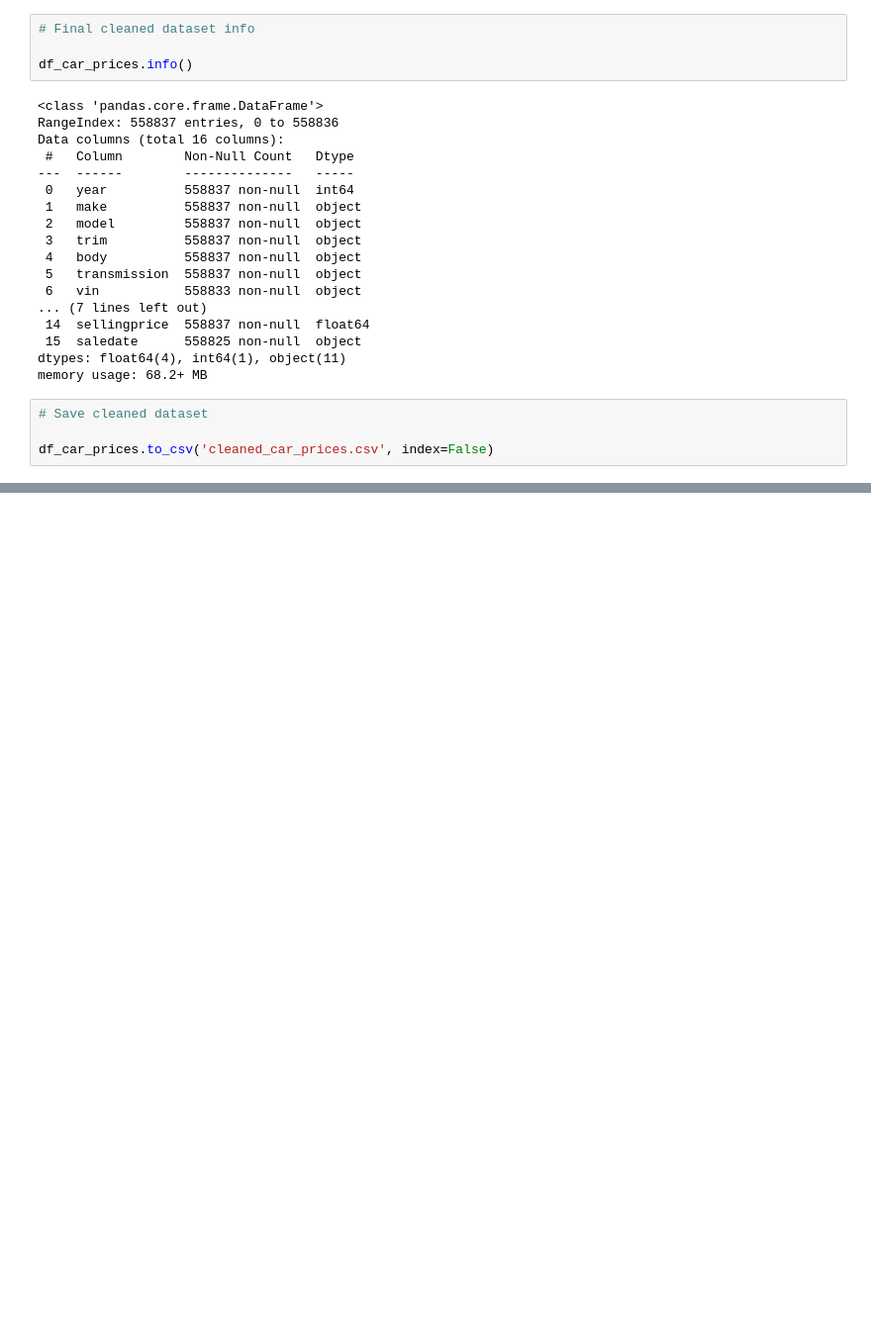
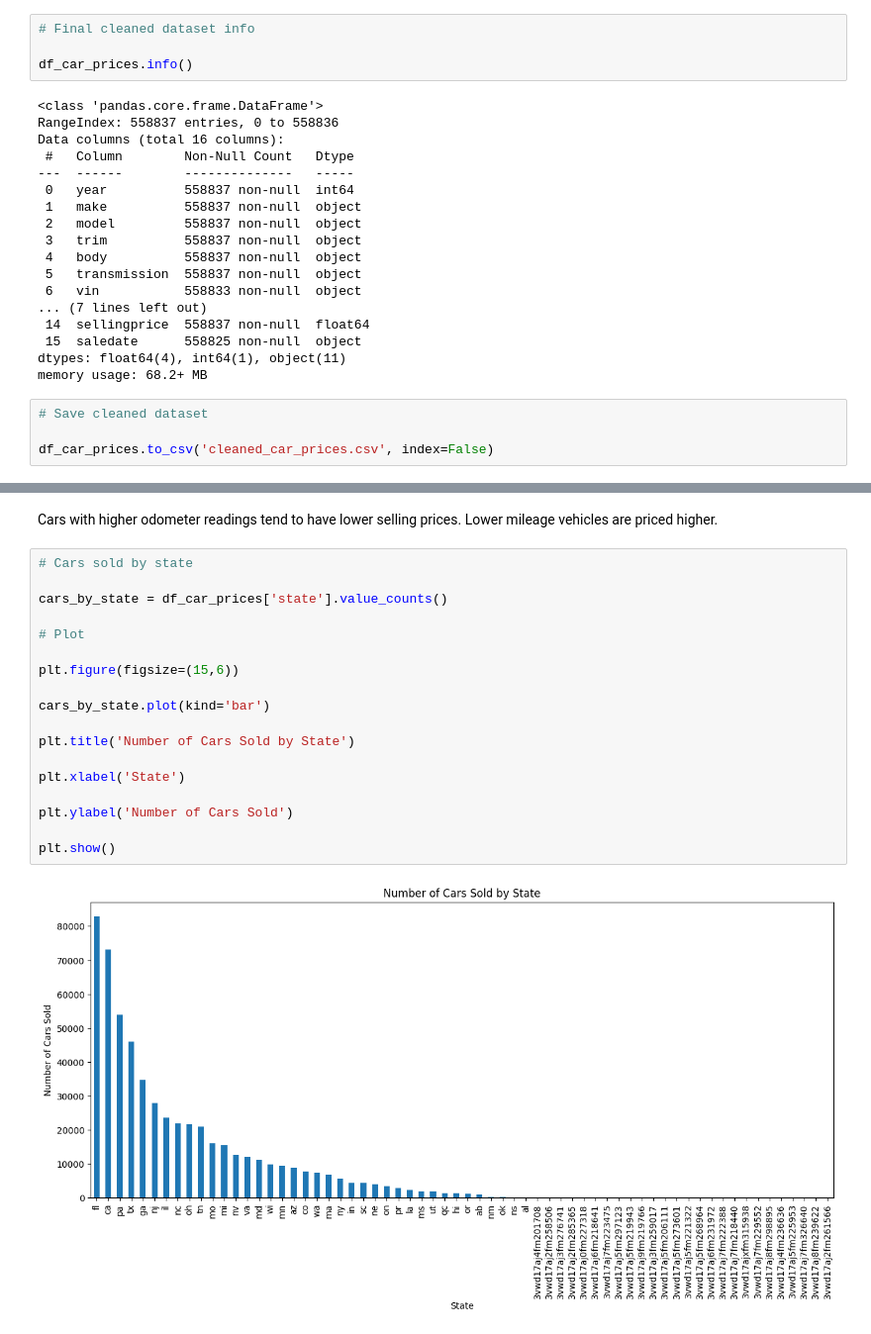
Before and after one commit to mdakram0778/Case-Study-Stock-Price-Analysis-of-IT-Companies, a Jupyter notebook: Mohd_Akram_cpda_10_Car_Data_Analysis.ipynb, the cells around one changed output, grey strips where cells are left out. Shown at 99% size. Saved outputs shown, nothing was run; the diff lists cells and outputs as text; blank space fills up the shorter version.

```diff
--- a/Mohd_Akram_cpda_10_Car_Data_Analysis.ipynb
+++ b/Mohd_Akram_cpda_10_Car_Data_Analysis.ipynb
@@ -274,0 +577,23 @@ df_car_prices.to_csv('cleaned_car_prices.csv', index=False)
+# %% [markdown]
+Cars with higher odometer readings tend to have lower selling prices.
+Lower mileage vehicles are priced higher.
+# %%
+# Cars sold by state
+
+cars_by_state = df_car_prices['state'].value_counts()
+
+# Plot
+
+plt.figure(figsize=(15,6))
+
+cars_by_state.plot(kind='bar')
+
+plt.title('Number of Cars Sold by State')
+
+plt.xlabel('State')
+
+plt.ylabel('Number of Cars Sold')
+
+plt.show()
+# %% [output]
+[figure, added]
```
Also changed, not shown: parts of 34 cells of this notebook.
